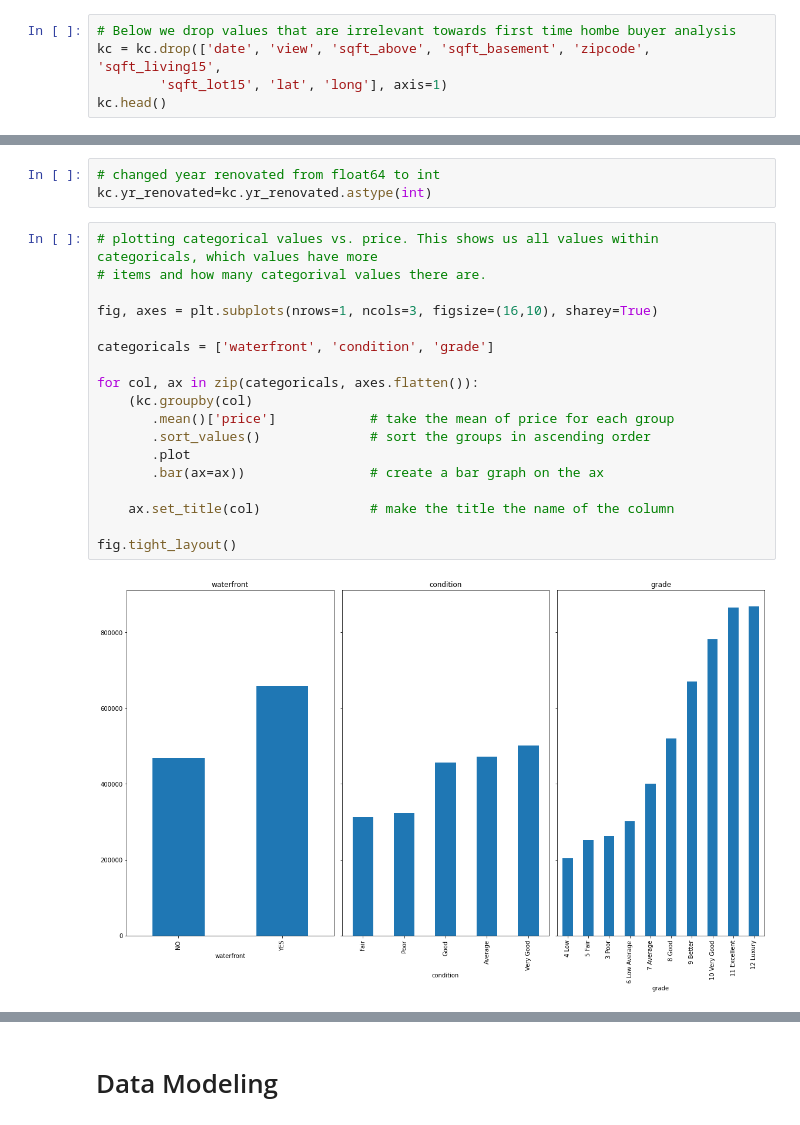
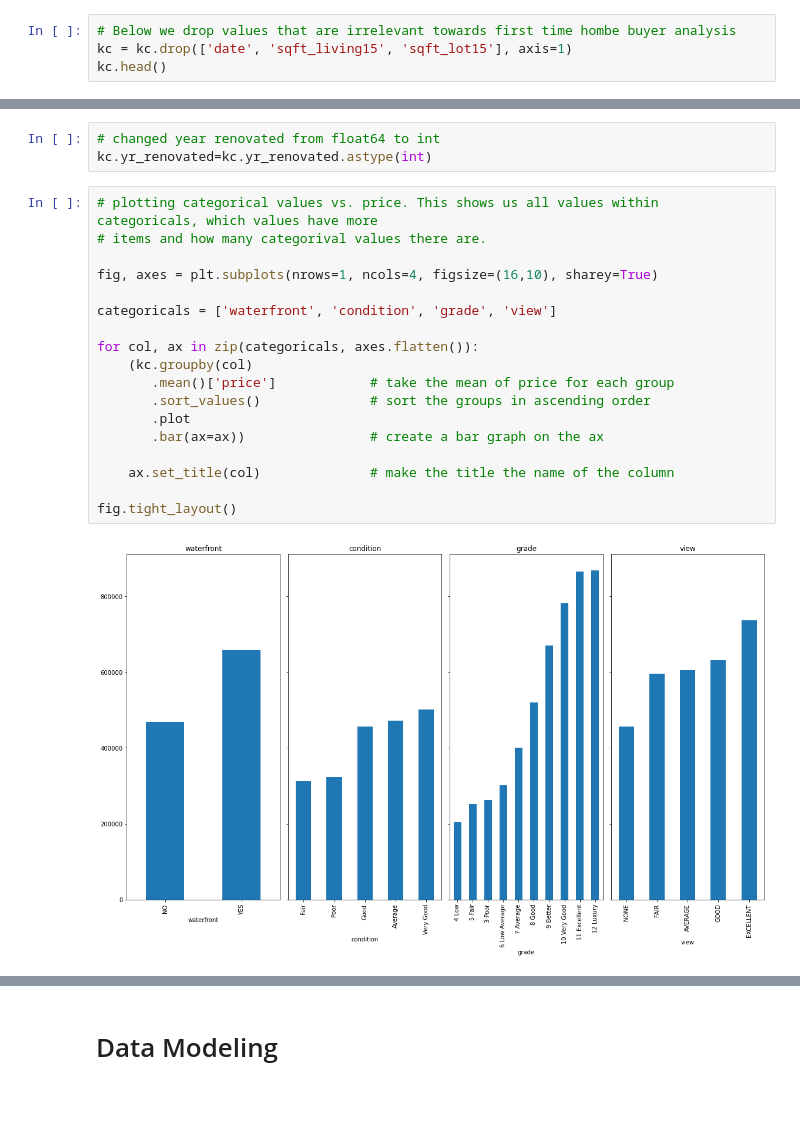
Before and after one commit to ashakeri92/dsc-phase-2-project-v2-3, a Jupyter notebook: Analysis.ipynb, the cells around one changed output, grey strips where cells are left out. Drawn from its saved outputs; the diff is of its cells as text.

```diff
--- a/Analysis.ipynb
+++ b/Analysis.ipynb
@@ -53,7 +53,6 @@ dtypes: float64(6), int64(9), object(6)
 memory usage: 3.5+ MB
 # %%
 # Below we drop values that are irrelevant towards first time hombe buyer analysis
-kc = kc.drop(['date', 'view', 'sqft_above', 'sqft_basement', 'zipcode', 'sqft_living15',
-        'sqft_lot15', 'lat', 'long'], axis=1)
+kc = kc.drop(['date', 'sqft_living15', 'sqft_lot15'], axis=1)
 kc.head()
 # %% [output]
@@ -84,23 +83,23 @@ kc.yr_renovated=kc.yr_renovated.astype(int)
 # %%
 # plotting categorical values vs. price. This shows us all values within categoricals, which values have more
 # items and how many categorival values there are.
 
-fig, axes = plt.subplots(nrows=1, ncols=3, figsize=(16,10), sharey=True)
+fig, axes = plt.subplots(nrows=1, ncols=4, figsize=(16,10), sharey=True)
 
-categoricals = ['waterfront', 'condition', 'grade']
+categoricals = ['waterfront', 'condition', 'grade', 'view']
 
 for col, ax in zip(categoricals, axes.flatten()):
     (kc.groupby(col)
        .mean()['price']            # take the mean of price for each group
        .sort_values()              # sort the groups in ascending order
        .plot
        .bar(ax=ax))                # create a bar graph on the ax
 
     ax.set_title(col)              # make the title the name of the column
 
 fig.tight_layout()
 # %% [output]
-[figure, old version]
+[figure, new version]
 # %%
 # create dummy variables for categoricals (waterfront, condition and grade)
 
```
Also changed, not shown: parts of 11 cells of this notebook.
